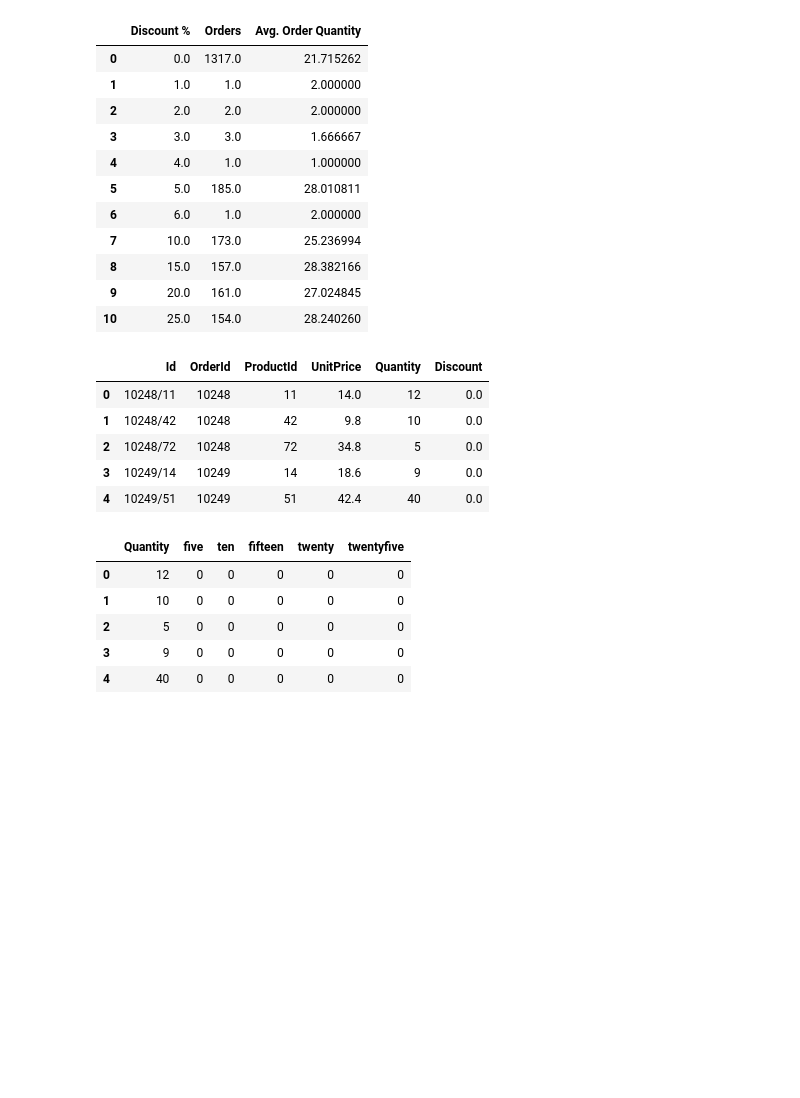
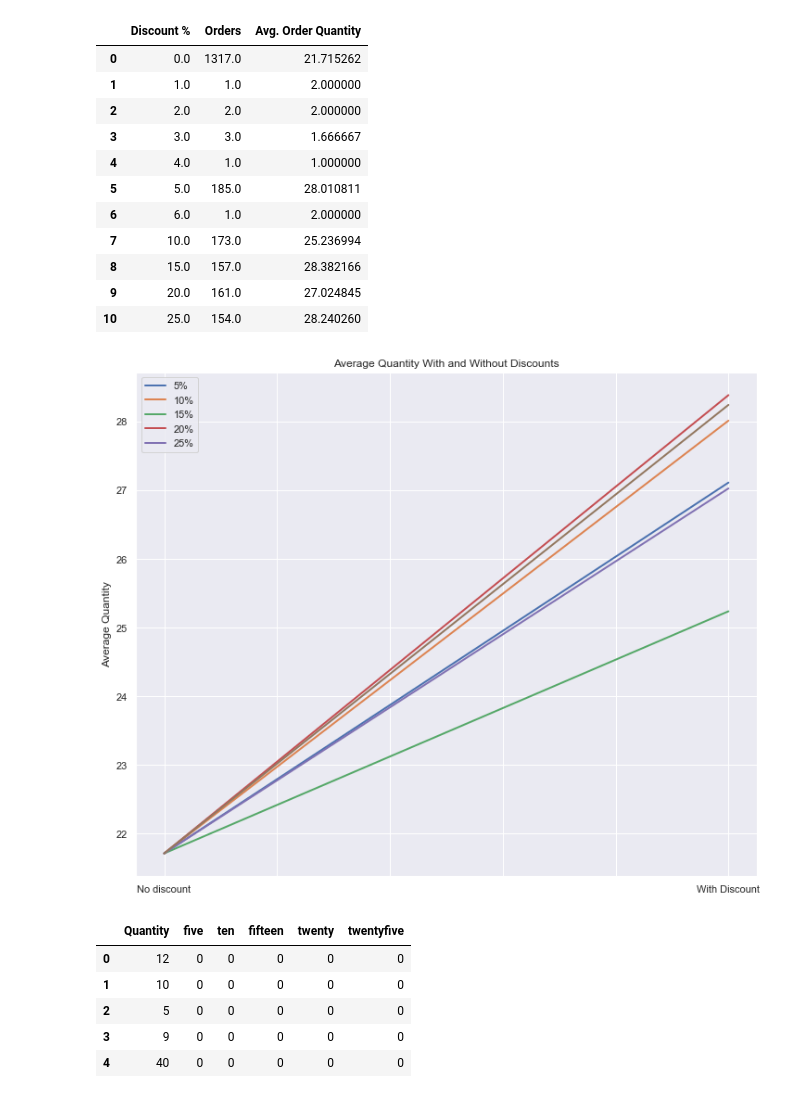
Before and after one commit to lucaskelly49/A-B-Hypothesis-Testing, a Jupyter notebook: Student.ipynb, the cells around one changed output. Saved outputs shown, nothing was run; the diff lists cells and outputs as text; code cells hidden in the pictures; blank space fills up the shorter version.

```diff
--- a/Student.ipynb
+++ b/Student.ipynb
@@ -346,7 +401,7 @@ Using the same data frame, we will look at the various levels of discount and ho
 # %%
 # Find all discount levels
 
-discounts = df['Discount'].unique()
+discounts = dfq1['Discount'].unique()
 discounts.sort()
 print('Discount levels')
 print(discounts)
@@ -356,7 +411,7 @@ print(discounts)
 # Each group is a DataFrame containing orders with certain discount level
 groups = {}
 for i in discounts:
-    groups[i] = df[df['Discount']==i]
+    groups[i] = dfq1[dfq1['Discount']==i]
 
 # Create new DataFrame with Discounts and Order quantities
 discounts_df = pd.DataFrame(columns=['Discount %','Orders','Avg. Order Quantity'])
@@ -379,13 +434,33 @@ Discount levels
 | 8 | 15.0 | 157.0 | 28.382166 |
 | 9 | 20.0 | 161.0 | 27.024845 |
 | 10 | 25.0 | 154.0 | 28.240260 |
-# %%
-df.head()
-# %% [output]
-|  | Id | OrderId | ProductId | UnitPrice | Quantity | Discount |
-| 0 | 10248/11 | 10248 | 11 | 14.0 | 12 | 0.0 |
-| 1 | 10248/42 | 10248 | 42 | 9.8 | 10 | 0.0 |
-| 2 | 10248/72 | 10248 | 72 | 34.8 | 5 | 0.0 |
-| 3 | 10249/14 | 10249 | 14 | 18.6 | 9 | 0.0 |
-| 4 | 10249/51 | 10249 | 51 | 42.4 | 40 | 0.0 |
+# %%
+# Only discount levels of 5, 10, 15, 20 and 25 have enough orders to test.
+
+# Breaking down those individual discount levels and comparing them to the quantities they average.
+
+y1 = controlq1.mean()
+y2 = experimentalq1.mean()
+y3 = np.mean(discounts_df[discounts_df['Discount %']==5.0]['Avg. Order Quantity'])
+y4 = np.mean(discounts_df[discounts_df['Discount %']==10.0]['Avg. Order Quantity'])
+y5 = np.mean(discounts_df[discounts_df['Discount %']==15.0]['Avg. Order Quantity'])
+y6 = np.mean(discounts_df[discounts_df['Discount %']==20.0]['Avg. Order Quantity'])
+y7 = np.mean(discounts_df[discounts_df['Discount %']==25.0]['Avg. Order Quantity'])
+# %%
+# Visualization showing the change in average quantity with discounts compared to without
+
+plt.figure(figsize=(12,10))
+plt.plot([0, 5], [y1, y2], linewidth=2.0)
+plt.plot([0, 5], [y1, y3], linewidth=2.0)
+plt.plot([0, 5], [y1, y4], linewidth=2.0)
+plt.plot([0, 5], [y1, y5], linewidth=2.0)
+plt.plot([0, 5], [y1, y6], linewidth=2.0)
+plt.plot([0, 5], [y1, y7], linewidth=2.0)
+plt.xticks(np.arange(6), ('No discount', '', '', '', '', 'With Discount'))
+plt.title('Average Quantity With and Without Discounts')
+plt.ylabel('Average Quantity')
+plt.legend(['5%', '10%', '15%', '20%', '25%'], loc='upper left')
+plt.show()
+# %% [output]
+[figure, added]
 # %%
```
Also changed, not shown: parts of 53 cells of this notebook.
